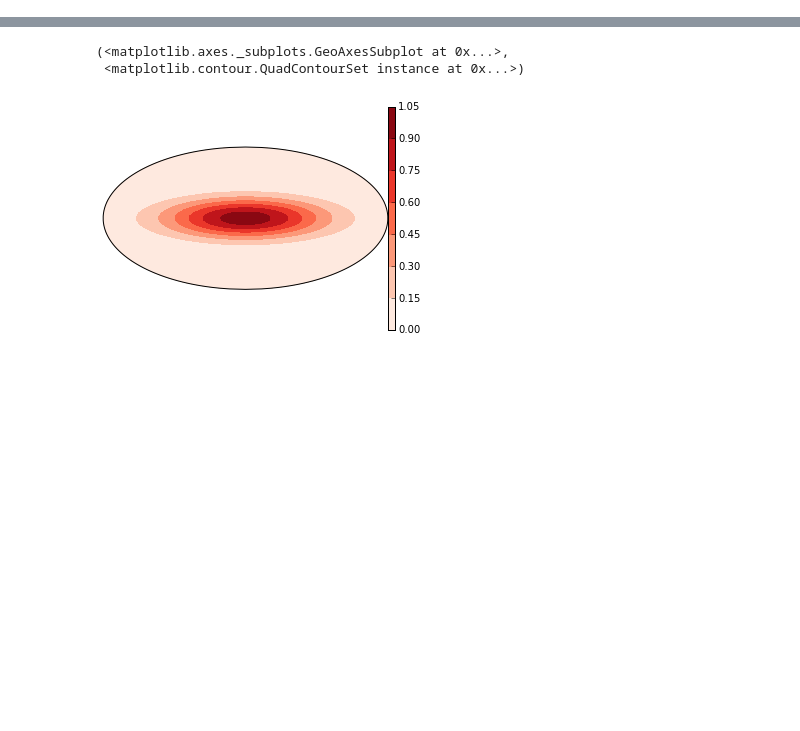
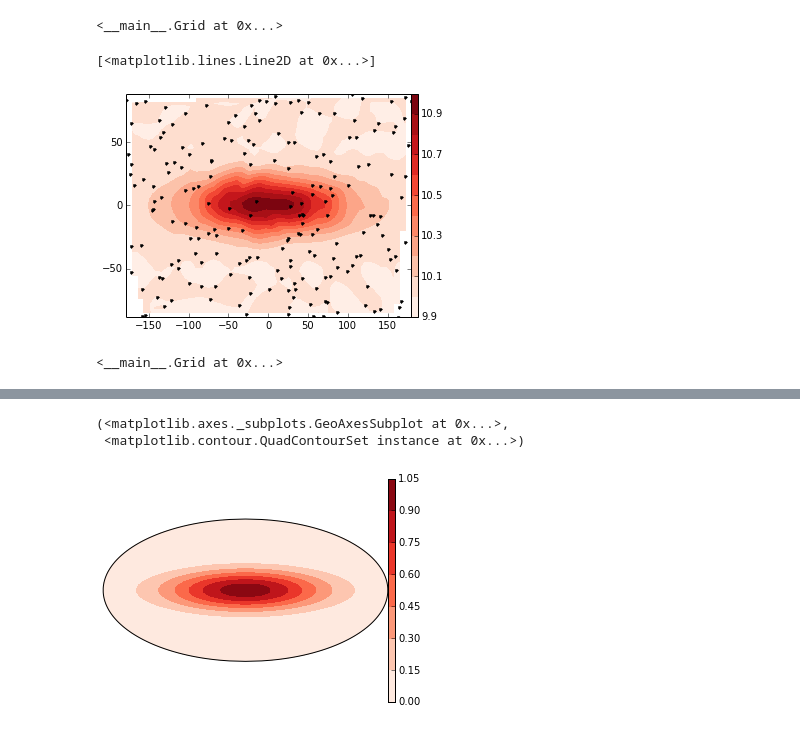
Before and after one commit to fatiando/prototypes, a Jupyter notebook: grid-class.ipynb, the cells around one changed output, grey strips where cells are left out. Drawn from its saved outputs; the diff is of its cells as text; code cells hidden in the pictures; blank space fills up the shorter version.

Commit message:
Added interpolation and grid generation

```diff
--- a/grid-class.ipynb
+++ b/grid-class.ipynb
@@ -79,5 +158,16 @@ class Grid(object):
+# %%
+g = Grid.scatter((-180, 180, -90, 90), 200, seed=0)
+g.add_attribute('linear', 10 + utils.gaussian2d(g.x, g.y, 100, 20))
+# %% [output]
+<__main__.Grid at 0x...>
+# %%
+g.interp((50, 50)).contourf('linear')
+g.points()
+# %% [output]
+[<matplotlib.lines.Line2D at 0x...>]
+[figure, added]
 # %%
-x, y = gridder.regular((-180, 180, -90, 90), (50, 50))
-z = utils.gaussian2d(x, y, 100, 20)
-
-g = Grid(lon=x.tolist(), Lat=y, datA=z, shape=(50, 50)).set_projection(crs.Geodetic())
+g = Grid.regular((-180, 180, -90, 90), (50, 50))
+g.add_attribute('divergent', utils.gaussian2d(g.x, g.y, 100, 20) - 2*utils.gaussian2d(g.x, g.y, 20, 100))
+# %% [output]
+<__main__.Grid at 0x...>
```
Also changed, not shown: parts of 8 cells of this notebook.
